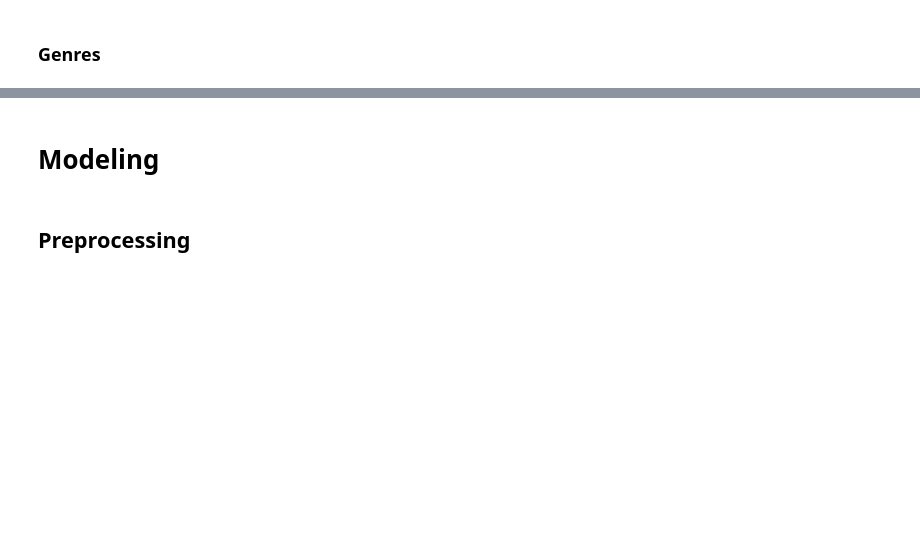
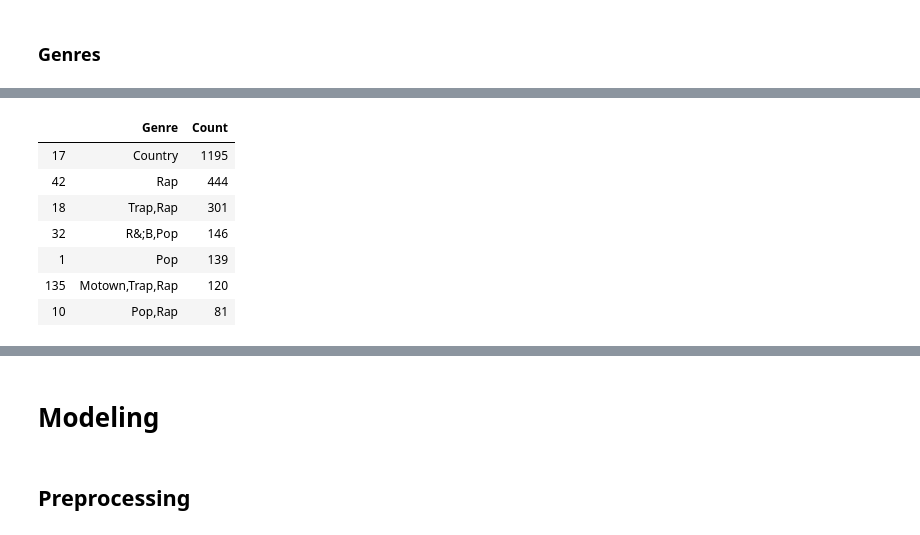
Before and after one commit to lcunningham24/Mod-5-Project, a Jupyter notebook: Final_Notebook.ipynb, the cells around one changed output, grey strips where cells are left out. Cells and saved outputs as stored; diff of their text form; code cells hidden in the pictures; blank space fills up the shorter version.

```diff
--- a/Final_Notebook.ipynb
+++ b/Final_Notebook.ipynb
@@ -101,6 +153,15 @@ sorted_genres
 # %%
-genre_df = sorted_genres[sorted_genres['Count']>=50]
+genre_df = sorted_genres[sorted_genres['Count']>78]
 genre_df
+# %% [output]
+|  | Genre | Count |
+| 17 | Country | 1195 |
+| 42 | Rap | 444 |
+| 18 | Trap,Rap | 301 |
+| 32 | R&;B,Pop | 146 |
+| 1 | Pop | 139 |
+| 135 | Motown,Trap,Rap | 120 |
+| 10 | Pop,Rap | 81 |
 # %%
 # barplot of genres
 x = genre_df['Genre']
```
Also changed, not shown: parts of 24 cells of this notebook.
